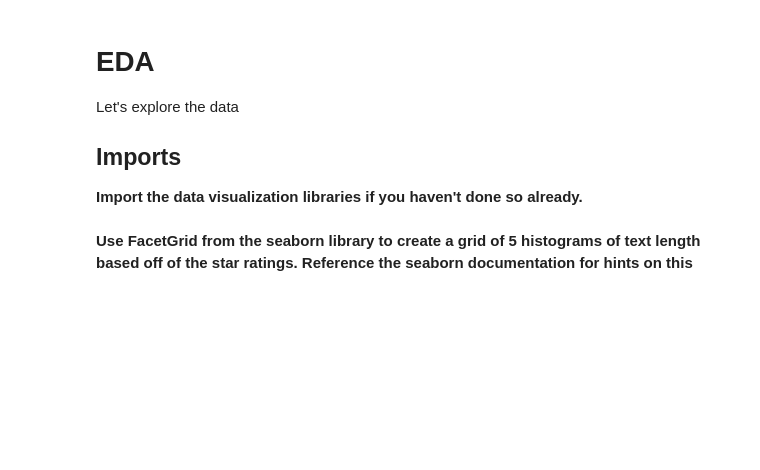
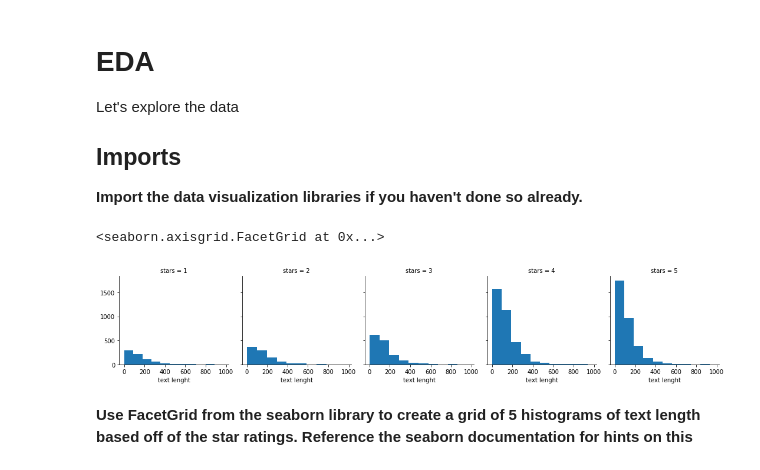
Before and after one commit to k21k/Python-Notes, a Jupyter notebook: Machine Learning/Natural Language Processing/NLP Project .ipynb, the cells around one changed output. Saved outputs shown, nothing was run; the diff lists cells and outputs as text; code cells hidden in the pictures; blank space fills up the shorter version.

```diff
--- a/Machine Learning/Natural Language Processing/NLP Project .ipynb
+++ b/Machine Learning/Natural Language Processing/NLP Project .ipynb
@@ -32,0 +35,3 @@ Let's get started! Just follow the directions below!
+# %%
+df = pd.read_csv('yelp.csv')
+df.head()
@@ -71,3 +105,6 @@ memory usage: 781.3+ KB
+# %%
+df['text lenght'] = (df['text'].str.split('[\W_]+'))
+df['text lenght'] = df['text lenght'].str.len()
 # %% [markdown]
 # EDA
 
@@ -76,3 +113,9 @@ Let's explore the data
 ## Imports
 
 **Import the data visualization libraries if you haven't done so already.**
+# %%
+g = sns.FacetGrid(df, col="stars")
+g.map(plt.hist,'text lenght')
+# %% [output]
+<seaborn.axisgrid.FacetGrid at 0x...>
+[figure, added]
```
Also changed, not shown: parts of 36 cells of this notebook, 4 other files.
